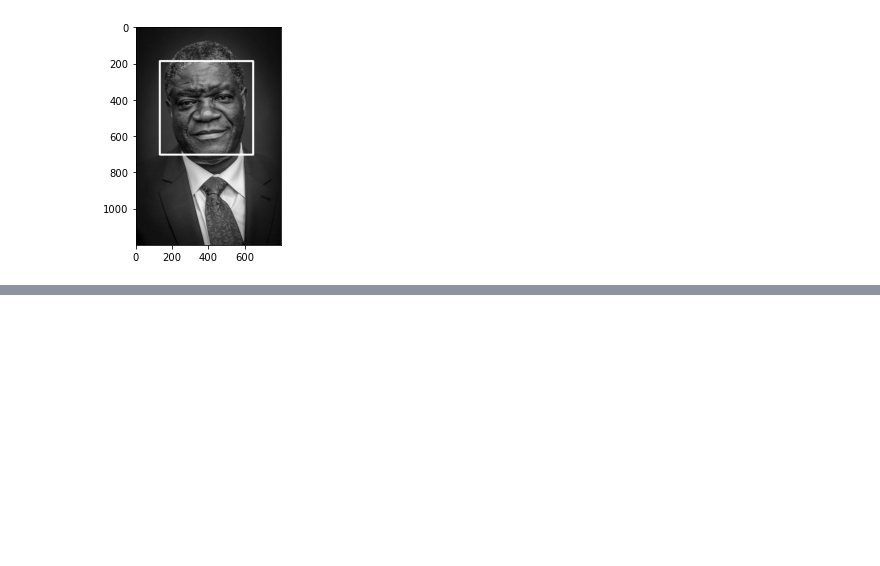
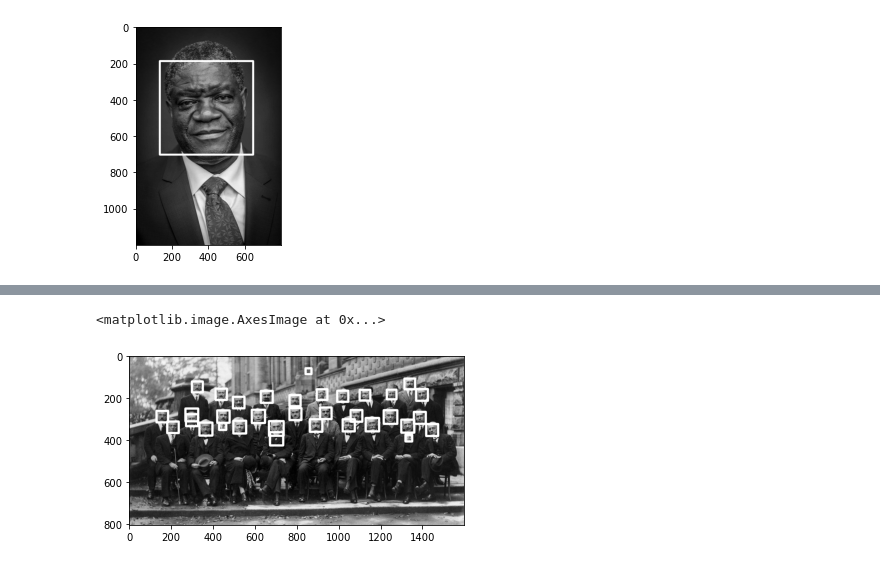
Before and after one commit to Zahed-Golabi/Computer-Vision, a Jupyter notebook: 5. Object Detection with Opencv/Face Detection.ipynb, the cells around one changed output, grey strips where cells are left out. Cells and saved outputs as stored; diff of their text form; code cells hidden in the pictures; blank space fills up the shorter version.

```diff
--- a/5. Object Detection with Opencv/Face Detection.ipynb
+++ b/5. Object Detection with Opencv/Face Detection.ipynb
@@ -45,0 +59,5 @@ plt.imshow(result,cmap="gray")
+# %%
+plt.imshow(result,cmap="gray")
+# %% [output]
+<matplotlib.image.AxesImage at 0x...>
+[figure, added]
```
Also changed, not shown: parts of 16 cells of this notebook.
